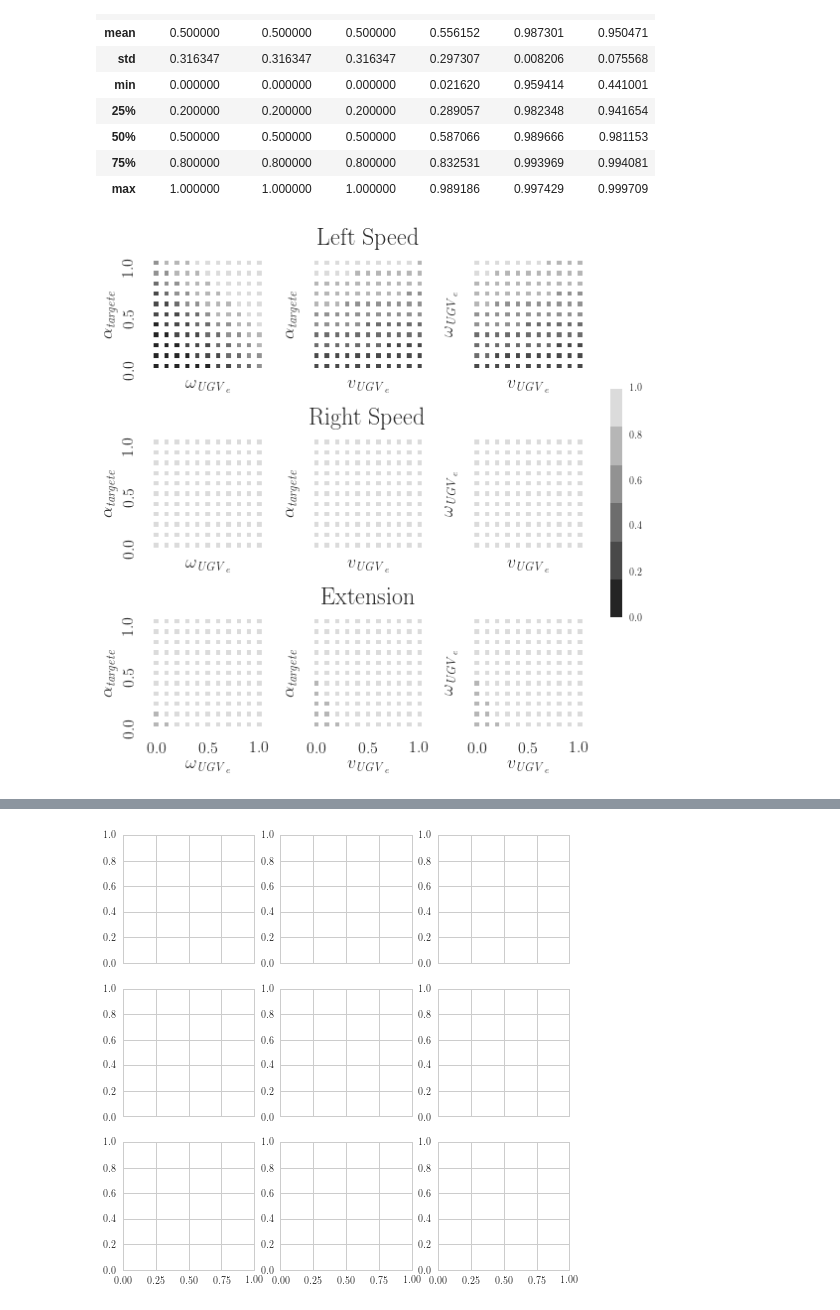
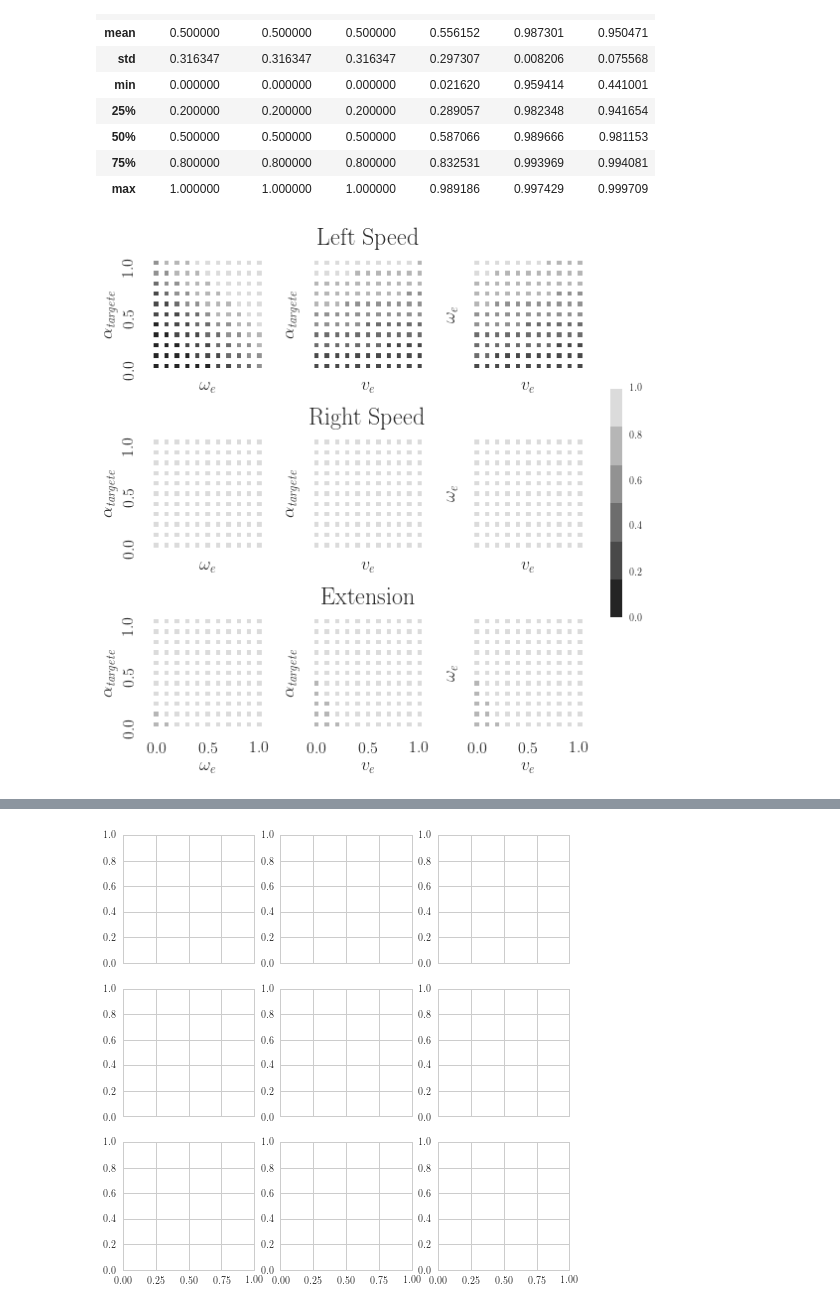
Before and after one commit to anthonyjclark/adabot02-ann, a Jupyter notebook: notebooks/ann maps.ipynb, the cells around one changed output, grey strips where cells are left out. Saved outputs shown, nothing was run; the diff lists cells and outputs as text; code cells hidden in the pictures.

```diff
--- a/notebooks/ann maps.ipynb
+++ b/notebooks/ann maps.ipynb
@@ -46,8 +46,6 @@ df.describe()
 # Request/Heat%20Maps%20using%20Matplotlib%20and%20Seaborn.ipynb
 
 
-fsize = 16/2, 16/2
-fig, all_axes = plt.subplots(nrows=3, ncols=3, sharex='col', sharey='row', figsize=fsize)
 
 # sns.palplot(sns.cubehelix_palette(8, start=1, rot=-0.75, dark=0.6))
 # color_map = sns.cubehelix_palette(8, start=1, rot=-0.75, dark=0.6)
@@ -61,9 +59,13 @@ axes_labels = [
 ]
 fancy_labels = {
     'Angle': r'$\alpha_{\mathit{target}}_e$',
-    'Angular Error': r'$\omega_{\mathit{UGV}_e}$',
-    'Linear Error': r'$v_{\mathit{UGV}_e}$',
+    'Angular Error': r'$\omega_e$',
+    'Linear Error': r'$v_e$',
 }
+
+fsize = 16/2, 16/2
+fig, all_axes = plt.subplots(nrows=3, ncols=3, sharex='col', sharey='row', figsize=fsize)
+
 
 ax_num = 0
 cbar_ax = fig.add_axes([0.91, 0.3, 0.02, 0.4])
@@ -79,31 +81,31 @@ for vl, axes in zip(value_labels, all_axes):
         heat_data = heat_data.groupby(al)
 
         # Take the mean of like indices (average out 3rd input)
         heat_data = heat_data.mean().reset_index()
 
         # Convert to a pivot table for a Seaborn heatmap
         heat_data = heat_data.pivot(al[0], al[1], vl)
 
         sns.heatmap(heat_data, vmin=0, vmax=1,
                     ax=ax,
                     xticklabels=5, yticklabels=5,
                     square=True, cmap=color_map, linewidths=5,
                     cbar=ax_num==0, cbar_ax=cbar_ax if i==0 else None);
 
         ax.invert_yaxis()
 
         ax.yaxis.label.set_size(18)
         ax.yaxis.label.set_text(fancy_labels[al[0]])
 
         ax.xaxis.label.set_size(18)
         ax.xaxis.label.set_text(fancy_labels[al[1]])
 
         ax.tick_params(labelsize=16)
 
         if (ax_num - 1) % 3 == 0:
             ax.set_title(vl, fontsize=24)
         ax_num += 1
 
     fig.tight_layout(rect=[0, 0, 0.9, 1])
 # %% [output]
-[figure, old version]
+[figure, new version]
```
Also changed, not shown: parts of 4 cells of this notebook, 43 other files.
